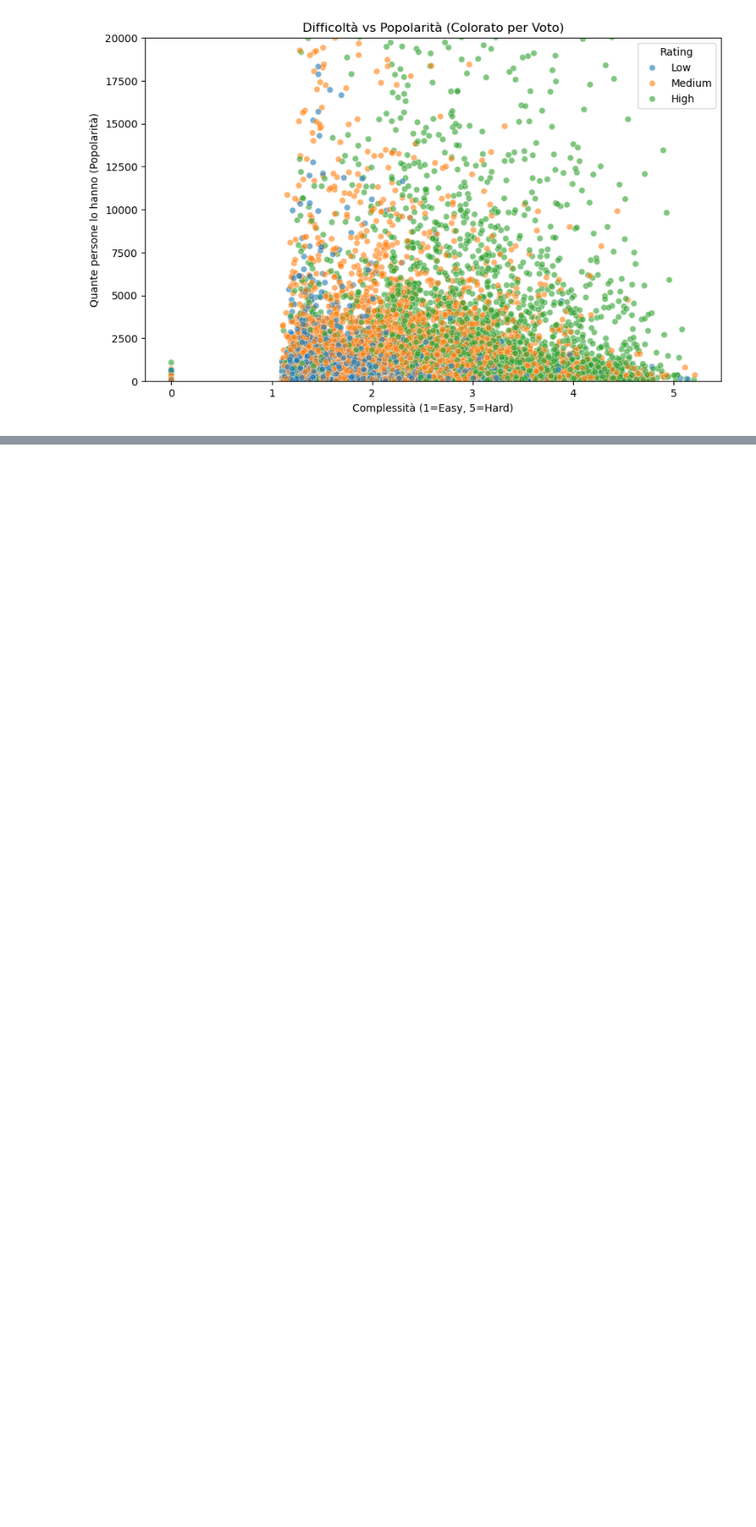
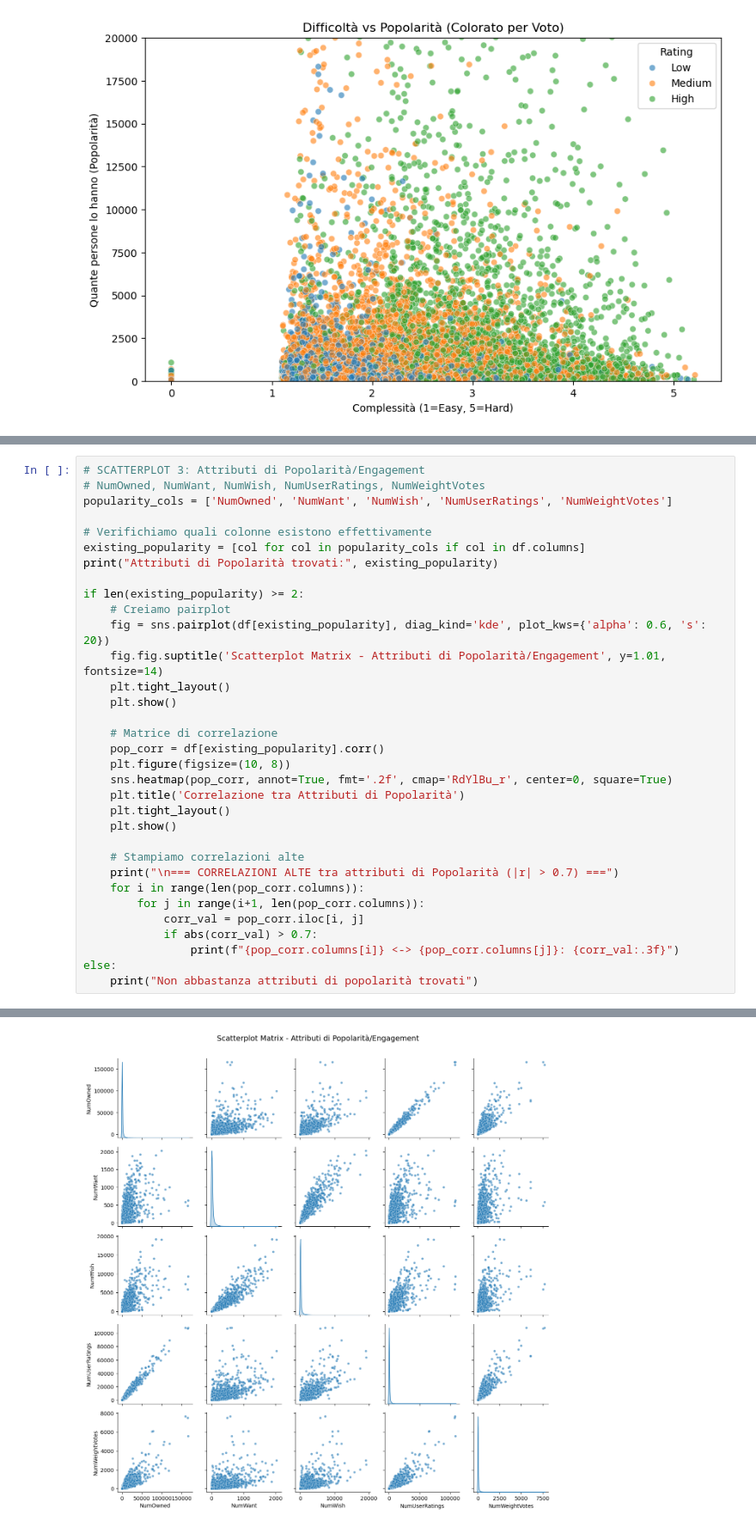
Before and after one commit to iamalessiastocco/dm1-project-boardgames, a Jupyter notebook: notebook/01_data_understanding.ipynb, the cells around one changed output, grey strips where cells are left out. Shown at 86% size. Drawn from its saved outputs; the diff is of its cells as text; blank space fills up the shorter version.

```diff
--- a/notebook/01_data_understanding.ipynb
+++ b/notebook/01_data_understanding.ipynb
@@ -236,0 +360,34 @@ plt.show()
+# %%
+# SCATTERPLOT 3: Attributi di Popolarità/Engagement
+# NumOwned, NumWant, NumWish, NumUserRatings, NumWeightVotes
+popularity_cols = ['NumOwned', 'NumWant', 'NumWish', 'NumUserRatings', 'NumWeightVotes']
+
+# Verifichiamo quali colonne esistono effettivamente
+existing_popularity = [col for col in popularity_cols if col in df.columns]
+print("Attributi di Popolarità trovati:", existing_popularity)
+
+if len(existing_popularity) >= 2:
+    # Creiamo pairplot
+    fig = sns.pairplot(df[existing_popularity], diag_kind='kde', plot_kws={'alpha': 0.6, 's': 20})
+    fig.fig.suptitle('Scatterplot Matrix - Attributi di Popolarità/Engagement', y=1.01, fontsize=14)
+    plt.tight_layout()
+    plt.show()
+
+    # Matrice di correlazione
+    pop_corr = df[existing_popularity].corr()
+    plt.figure(figsize=(10, 8))
+    sns.heatmap(pop_corr, annot=True, fmt='.2f', cmap='RdYlBu_r', center=0, square=True)
+    plt.title('Correlazione tra Attributi di Popolarità')
+    plt.tight_layout()
+    plt.show()
+
+    # Stampiamo correlazioni alte
+    print("\n=== CORRELAZIONI ALTE tra attributi di Popolarità (|r| > 0.7) ===")
+    for i in range(len(pop_corr.columns)):
+        for j in range(i+1, len(pop_corr.columns)):
+            corr_val = pop_corr.iloc[i, j]
+            if abs(corr_val) > 0.7:
+                print(f"{pop_corr.columns[i]} <-> {pop_corr.columns[j]}: {corr_val:.3f}")
+else:
+    print("Non abbastanza attributi di popolarità trovati")
+# %% [output]
@@ -236,0 +395 @@ plt.show()
+[figure, added]
```
Also changed, not shown: parts of 10 cells of this notebook, 1 other file.
